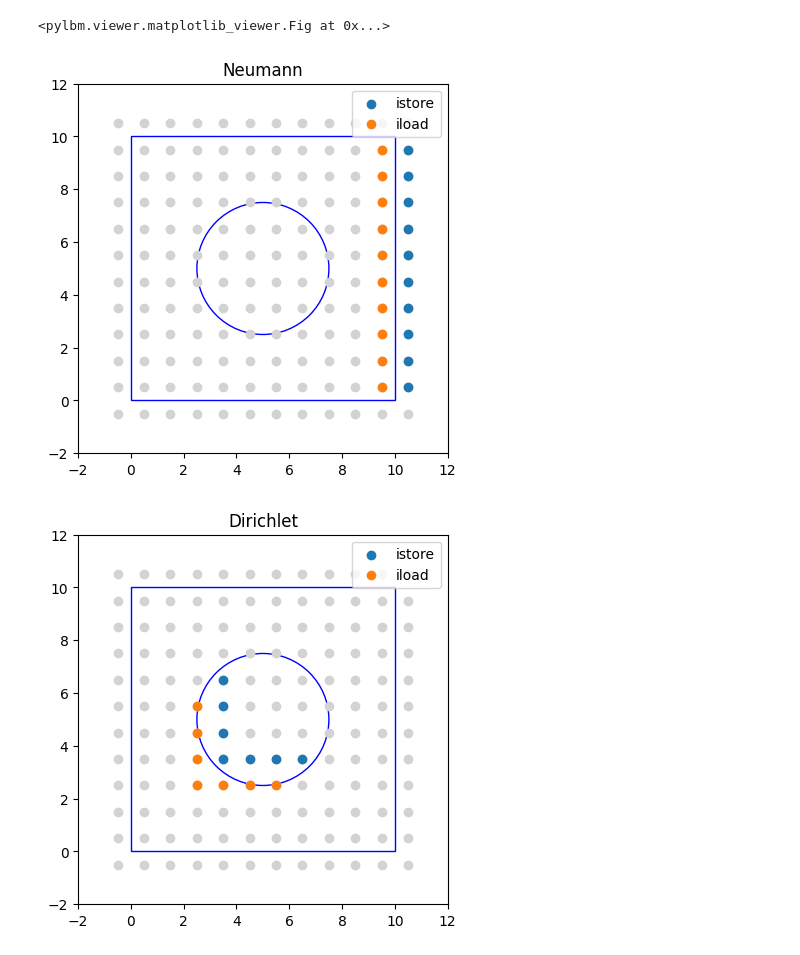
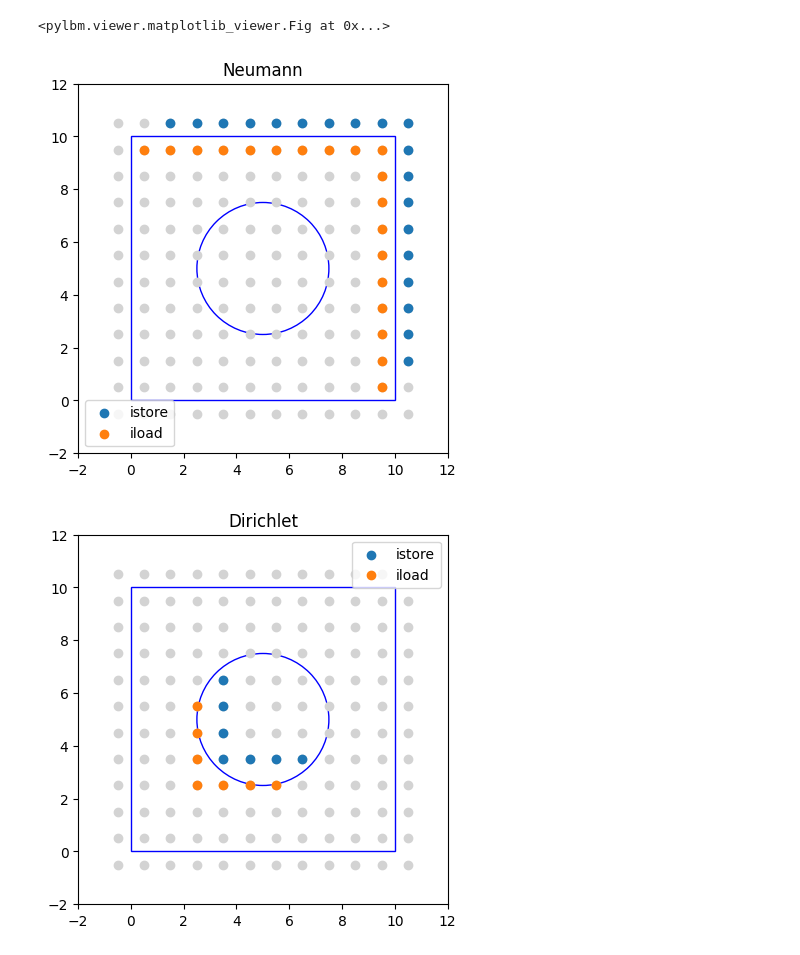
Before and after one commit to bucphili/pylbm, a Jupyter notebook: notebooks/pylbmforsolids/boundary_conditions/Boundary_Conditions.ipynb, the cells around one changed output. Saved outputs shown, nothing was run; the diff lists cells and outputs as text; code cells hidden in the pictures.

```diff
--- a/notebooks/pylbmforsolids/boundary_conditions/Boundary_Conditions.ipynb
+++ b/notebooks/pylbmforsolids/boundary_conditions/Boundary_Conditions.ipynb
@@ -241,38 +243,38 @@ sim.domain.visualize()
 #hence, iv = 0 will give us all nodes on the right side of the square domain
 
 #choose a direction iv = 0,1,2,...,7
-iv = 0
+iv = 4
 iv_sym = sim.scheme.stencil.get_symmetric()[iv]
 
 #to plot we take the x and y indices of istore and iload for a given iv and obtain the
 #domain coordinates with sim.domain.x_halo and sim.domain.y_halo for these indices
 import matplotlib.pyplot as plt
 circle = plt.Circle((0.5/L, 0.5/L), 0.25/L, color='blue',fill=False)
 square = plt.Rectangle((0,0), 1/L, 1/L, color='blue',fill=False)
 xmesh,ymesh = xv,yv = np.meshgrid(sim.domain.x_halo,sim.domain.y_halo,indexing='ij')
 istore = sim.bc.methods[0].istore
 iload = sim.bc.methods[0].iload[0]
 idx_store = np.nonzero(istore[:,0] == iv_sym*np.ones(np.shape(istore[:,0])))
 idx_load = np.nonzero(iload[:,0] == iv*np.ones(np.shape(iload[:,0])))
 x_store = sim.domain.x_halo[istore[idx_store,1]]
 x_load = sim.domain.x_halo[iload[idx_load,1]]
 y_store = sim.domain.y_halo[istore[idx_store,2]]
 y_load = sim.domain.y_halo[iload[idx_load,2]]
 fig,ax=plt.subplots()
 xv,yv = np.meshgrid(sim.domain.x_halo,sim.domain.y_halo)
 ax.set_aspect('equal')
 ax.add_patch(circle)
 ax.add_patch(square)
 ax.scatter(xv,yv,color='lightgrey')
 ax.scatter(x_store,y_store,label='istore')
 ax.scatter(x_load,y_load,label='iload')
 ax.set_xlim(xmin=-0.2/L,xmax=1.2/L)
 ax.set_ylim(ymin=-0.2/L,ymax=1.2/L)
 ax.legend()
 ax.set_title('Neumann')
 plt.show()
 # %% [output]
-[figure, old version]
+[figure, new version]
 # %%
 #now let's plot istore and iload for the Dirichlet bounds
 
```
Also changed, not shown: parts of 3 cells of this notebook.
